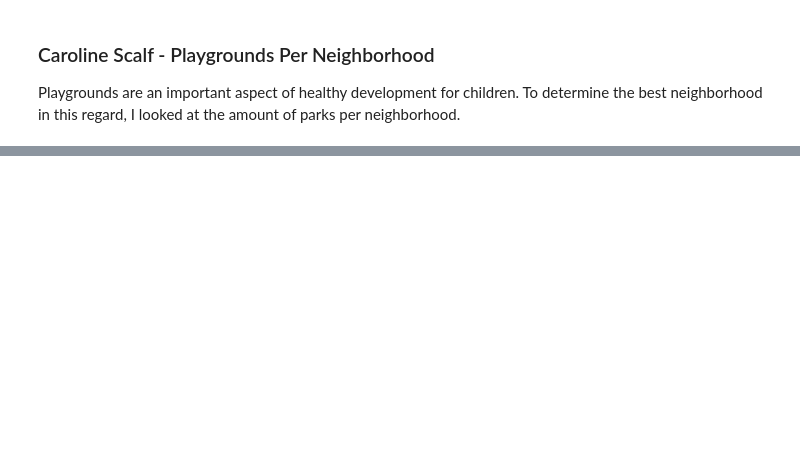
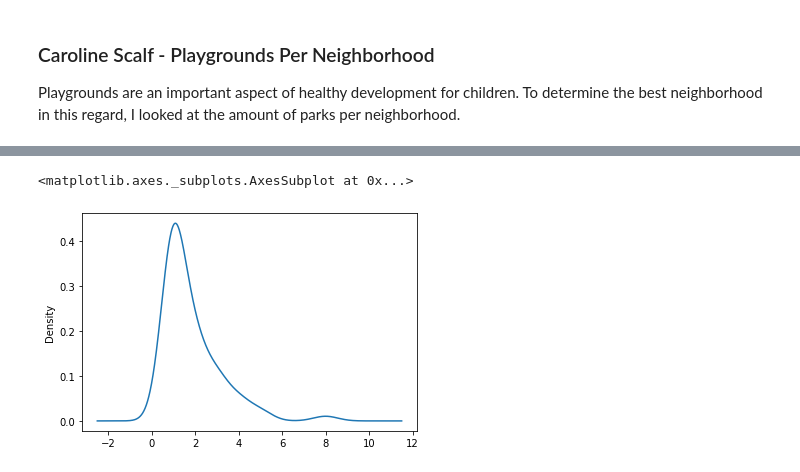
Before and after one commit to carolinescalf/final-project, a Jupyter notebook: Playgrounds.ipynb, the cells around one changed output, grey strips where cells are left out. Cells and saved outputs as stored; diff of their text form; code cells hidden in the pictures; blank space fills up the shorter version.

```diff
--- a/Playgrounds.ipynb
+++ b/Playgrounds.ipynb
@@ -69,0 +70,5 @@ playground.sort_values("name")["neighborhood"].plot.bar
+# %%
+num_playground.plot.density()
+# %% [output]
+<matplotlib.axes._subplots.AxesSubplot at 0x...>
+[figure, added]
```
Also changed, not shown: parts of 14 cells of this notebook, 1 other file.
